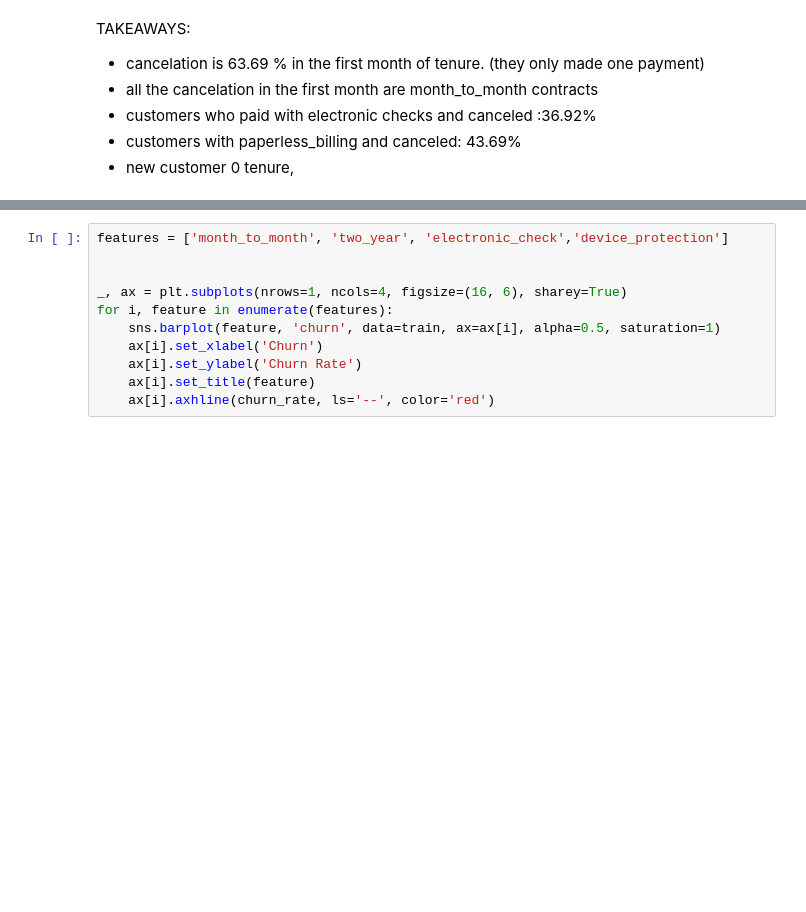
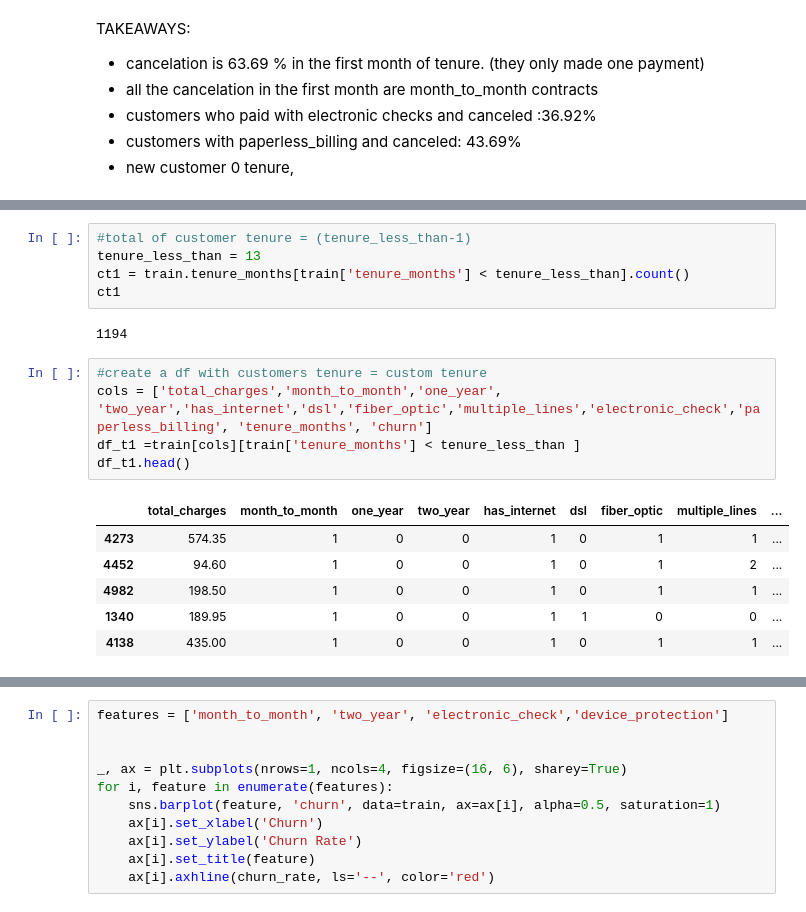
Before and after one commit to cindyvillanuevads/telco_classification_project, a Jupyter notebook: initial_nb_project.ipynb, the cells around one changed output, grey strips where cells are left out. Saved outputs shown, nothing was run; the diff lists cells and outputs as text; blank space fills up the shorter version.

```diff
--- a/initial_nb_project.ipynb
+++ b/initial_nb_project.ipynb
@@ -1242,0 +1252,19 @@ TAKEAWAYS:
+# %%
+#total of customer tenure = (tenure_less_than-1)
+tenure_less_than = 13
+ct1 = train.tenure_months[train['tenure_months'] < tenure_less_than].count()
+ct1
+# %% [output]
+1194
+# %%
+#create a df with customers tenure = custom tenure
+cols = ['total_charges','month_to_month','one_year', 'two_year','has_internet','dsl','fiber_optic','multiple_lines','electronic_check','paperless_billing', 'tenure_months', 'churn']
+df_t1 =train[cols][train['tenure_months'] < tenure_less_than ]
+df_t1.head()
+# %% [output]
+|  | total_charges | month_to_month | one_year | two_year | has_internet | dsl | fiber_optic | multiple_lines | ... |
+| 4273 | 574.35 | 1 | 0 | 0 | 1 | 0 | 1 | 1 | ... |
+| 4452 | 94.60 | 1 | 0 | 0 | 1 | 0 | 1 | 2 | ... |
+| 4982 | 198.50 | 1 | 0 | 0 | 1 | 0 | 1 | 1 | ... |
+| 1340 | 189.95 | 1 | 0 | 0 | 1 | 1 | 0 | 0 | ... |
+| 4138 | 435.00 | 1 | 0 | 0 | 1 | 0 | 1 | 1 | ... |
```
Also changed, not shown: parts of 48 cells of this notebook.
